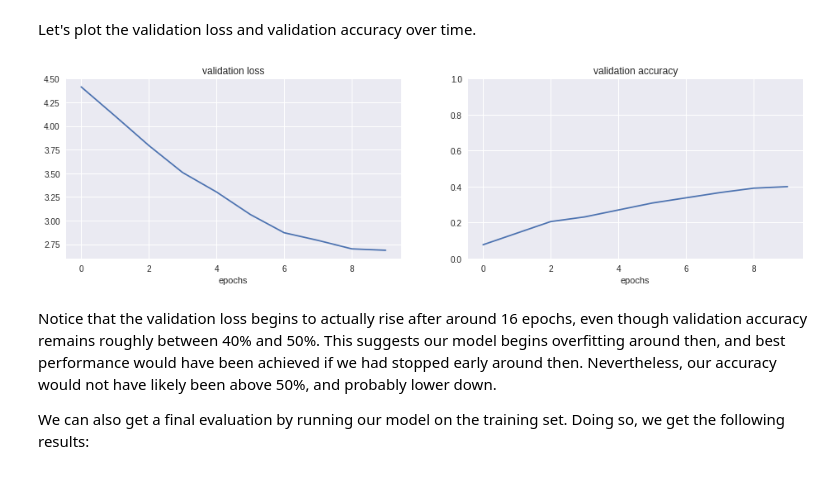
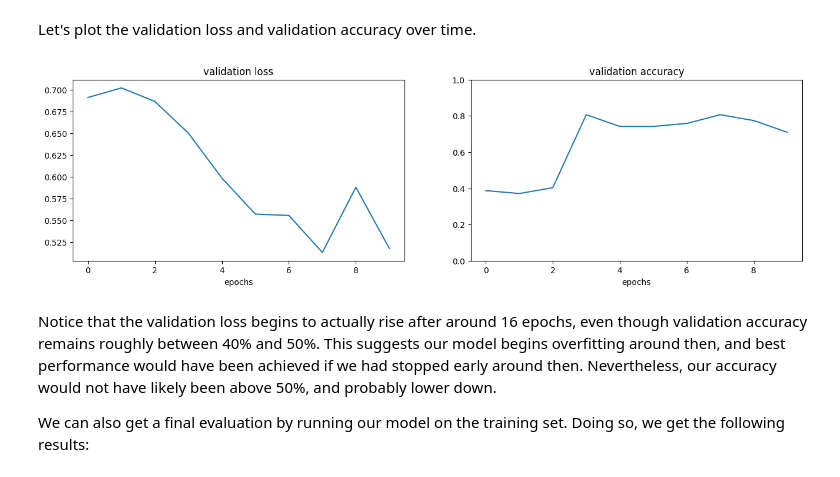
Before and after one commit to engrfsantos/ML, a Jupyter notebook: DIO/transfer-learning.ipynb, the cells around one changed output. Saved outputs shown, nothing was run; the diff lists cells and outputs as text; code cells hidden in the pictures.

```diff
--- a/DIO/transfer-learning.ipynb
+++ b/DIO/transfer-learning.ipynb
@@ -90,8 +113,8 @@ print(Pessoa2, len(os.listdir(f'./tmp/Fotos/{Pessoa2}/')))
 Gil 220
 Naldo 201
 # %%
-root = 'tmp'
-exclude = ['BACKGROUND_Google', 'Motorbikes', 'airplanes', 'Faces_easy', 'Faces']
+root = 'Fotos'
+exclude = ['.ipynb_checkpoints']
 train_split, val_split = 0.7, 0.15
 
 categories = [x[0] for x in os.walk(root) if x[0]][1:]
@@ -286,19 +320,19 @@ Let's plot the validation loss and validation accuracy over time.
 # %%
 fig = plt.figure(figsize=(16,4))
 ax = fig.add_subplot(121)
 ax.plot(history.history["val_loss"])
 ax.set_title("validation loss")
 ax.set_xlabel("epochs")
 
 ax2 = fig.add_subplot(122)
-ax2.plot(history.history["val_acc"])
+ax2.plot(history.history["val_accuracy"])
 ax2.set_title("validation accuracy")
 ax2.set_xlabel("epochs")
 ax2.set_ylim(0, 1)
 
 plt.show()
 # %% [output]
-[figure, old version]
+[figure, new version]
 # %% [markdown]
 Notice that the validation loss begins to actually rise after around 16 epochs, even though validation accuracy remains roughly between 40% and 50%. This suggests our model begins overfitting around then, and best performance would have been achieved if we had stopped early around then. Nevertheless, our accuracy would not have likely been above 50%, and probably lower down.
 
```
Also changed, not shown: parts of 18 cells of this notebook.
